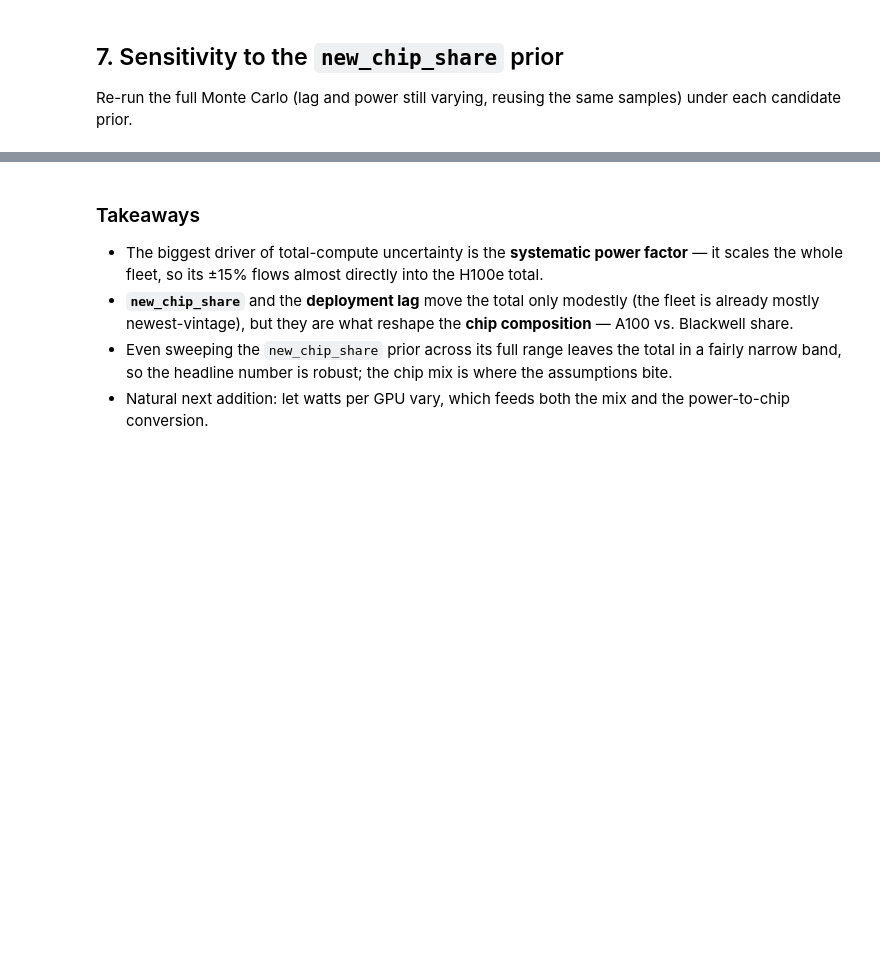
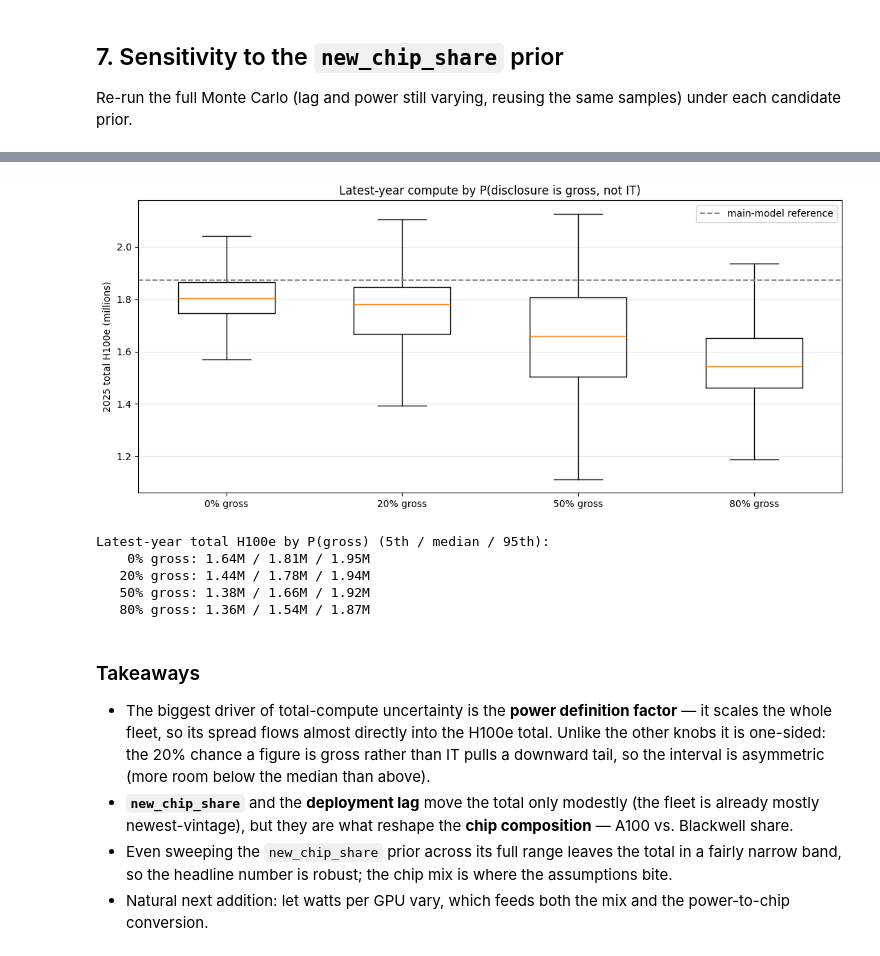
Before and after one commit to epoch-research/ai-companies, a Jupyter notebook: ai-lab-compute/openai_compute_monte_carlo.ipynb, the cells around one changed output, grey strips where cells are left out. Saved outputs shown, nothing was run; the diff lists cells and outputs as text; code cells hidden in the pictures; blank space fills up the shorter version.

Commit message:
model updates

```diff
--- a/ai-lab-compute/openai_compute_monte_carlo.ipynb
+++ b/ai-lab-compute/openai_compute_monte_carlo.ipynb
@@ -419,9 +465,52 @@ Latest-year total H100e by new_chip_share prior (5th / median / 95th):
+# %%
+def total_power_with_gross_prob(n, p_gross):
+    """Re-sample total power with a given probability that each disclosure is gross
+    rather than IT. Same structure as sample_total_power, just a different weight."""
+    factor = sq.mixture([if_it_power, if_gross_power], [1 - p_gross, p_gross])
+    definition_factor = factor @ n
+    return {
+        date: (disclosed_power_mw[date] + (sq.triangular(-ROUNDING_MW, 0, ROUNDING_MW) @ n)) * definition_factor
+        for date in OPENAI_DATES
+    }
+
+
+gross_probs = [0.0, 0.2, 0.5, 0.8]
+gross_h100e = {
+    p: run_monte_carlo(new_chip_share, lag_quarters, total_power_with_gross_prob(N_SAMPLES, p))[last_date]['total_h100e']
+    for p in gross_probs
+}
+
+fig, ax = plt.subplots(figsize=(11, 5))
+ax.boxplot([gross_h100e[p] / 1e6 for p in gross_probs], showfliers=False, widths=0.55)
+ax.set_xticks(range(1, len(gross_probs) + 1))
+ax.set_xticklabels([f'{int(p * 100)}% gross' for p in gross_probs])
+ax.axhline(reference_h100e[last_date] / 1e6, color='#888780', ls='--', lw=1.4, label='main-model reference')
+ax.set_ylabel(f'{last_date.strftime("%Y")} total H100e (millions)')
+ax.set_title('Latest-year compute by P(disclosure is gross, not IT)', fontsize=12)
+ax.legend()
+ax.grid(True, alpha=0.3, axis='y')
+plt.tight_layout()
+plt.show()
+
+print('Latest-year total H100e by P(gross) (5th / median / 95th):')
+for p in gross_probs:
+    lo, mid, hi = percentiles(gross_h100e[p])
+    print(f'   {int(p * 100):>2d}% gross: {fmt(lo)} / {fmt(mid)} / {fmt(hi)}')
+# %% [output]
+[figure, added]
+Latest-year total H100e by P(gross) (5th / median / 95th):
+    0% gross: 1.64M / 1.81M / 1.95M
+   20% gross: 1.44M / 1.78M / 1.94M
+   50% gross: 1.38M / 1.66M / 1.92M
+   80% gross: 1.36M / 1.54M / 1.87M
 # %% [markdown]
 ### Takeaways
 
-- The biggest driver of total-compute uncertainty is the **systematic power
-  factor** — it scales the whole fleet, so its ±15% flows almost directly into
-  the H100e total.
+- The biggest driver of total-compute uncertainty is the **power definition
+  factor** — it scales the whole fleet, so its spread flows almost directly into
+  the H100e total. Unlike the other knobs it is one-sided: the 20% chance a
+  figure is gross rather than IT pulls a downward tail, so the interval is
+  asymmetric (more room below the median than above).
 - **`new_chip_share`** and the **deployment lag** move the total only modestly
   (the fleet is already mostly newest-vintage), but they are what reshape the
   **chip composition** — A100 vs. Blackwell share.
```
Also changed, not shown: parts of 11 cells of this notebook, 18 other files.
